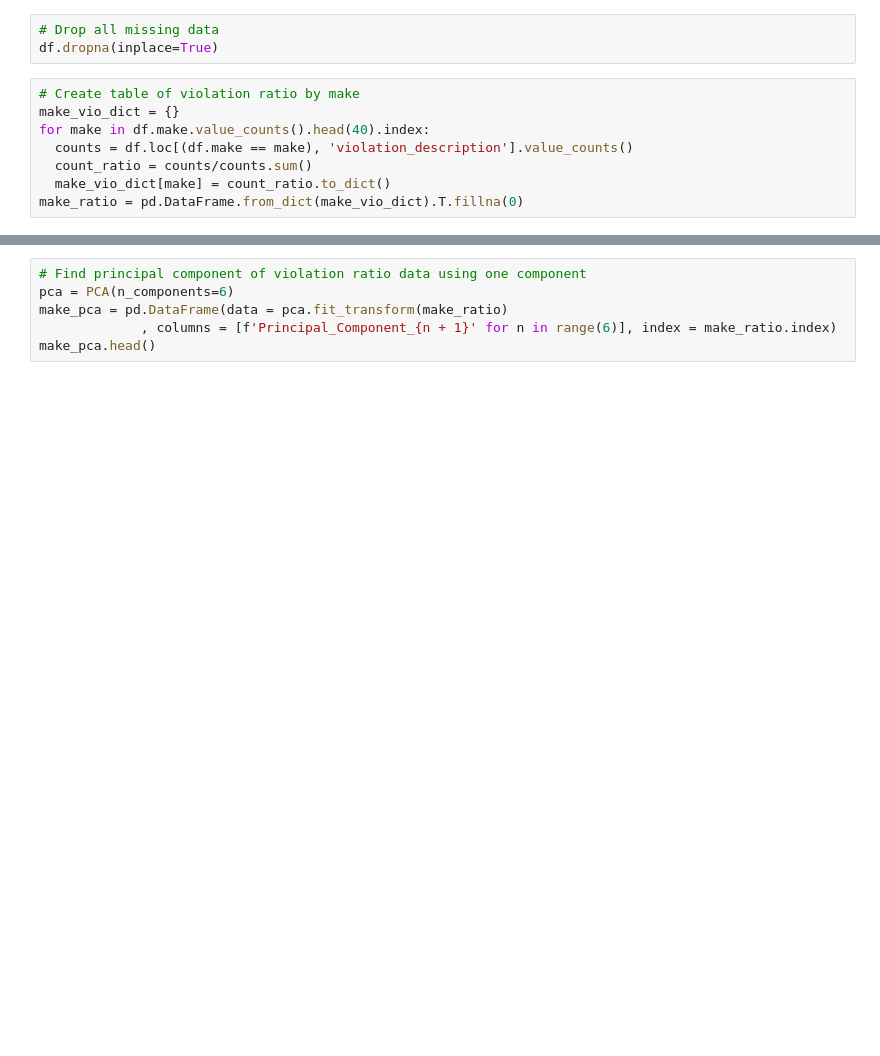
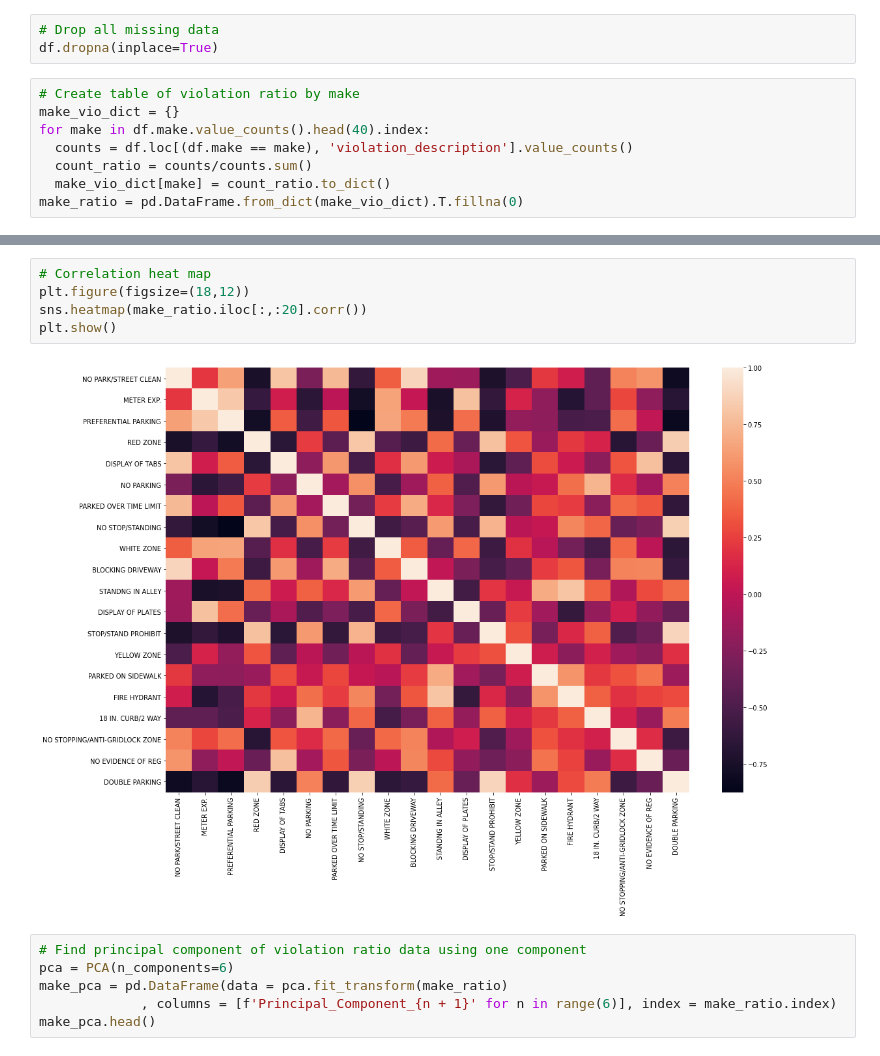
Before and after one commit to gregpawin/lucky-parking, a Jupyter notebook: notebooks/exploratory/1-gp-explore_car_make.ipynb, the cells around one changed output, grey strips where cells are left out. Cells and saved outputs as stored; diff of their text form; blank space fills up the shorter version.

```diff
--- a/notebooks/exploratory/1-gp-explore_car_make.ipynb
+++ b/notebooks/exploratory/1-gp-explore_car_make.ipynb
@@ -58,3 +54,10 @@ SyntaxError: invalid syntax (<ipython-input-7-9c49cafd910e>, line 1)
+# %%
+# Correlation heat map
+plt.figure(figsize=(18,12))
+sns.heatmap(make_ratio.iloc[:,:20].corr())
+plt.show()
+# %% [output]
+[figure, added]
 # %%
 # Find principal component of violation ratio data using one component
 pca = PCA(n_components=6)
```
Also changed, not shown: parts of 11 cells of this notebook, 1 other file.
